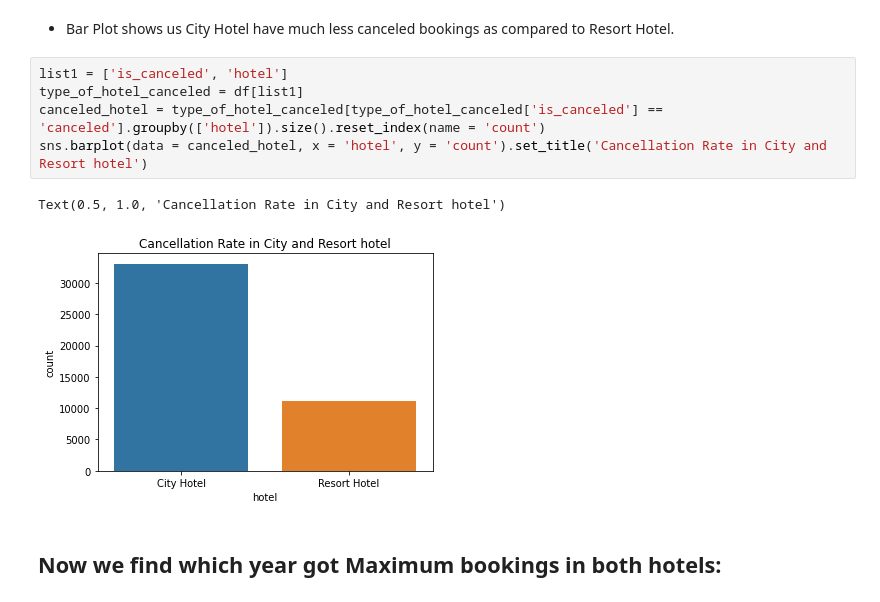
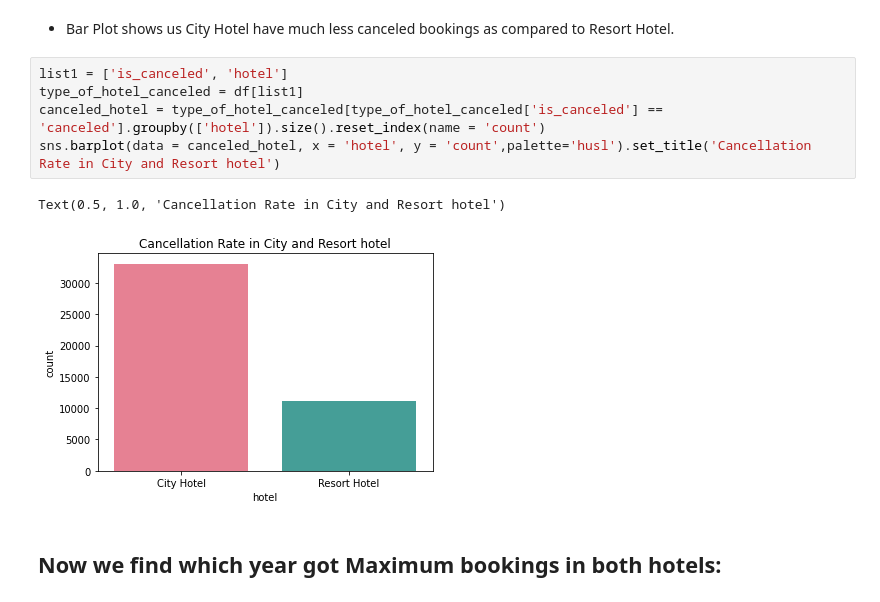
Before and after one commit to datascience-vivek/EDA-Capstone-Project-on-Hotel-Bookings, a Jupyter notebook: EDA_Capstone_Project_on_Hotel_Bookings.ipynb, the cells around one changed output. Drawn from its saved outputs; the diff is of its cells as text.

```diff
--- a/EDA_Capstone_Project_on_Hotel_Bookings.ipynb
+++ b/EDA_Capstone_Project_on_Hotel_Bookings.ipynb
@@ -268,11 +268,11 @@ sns.countplot(canceled_df)
 # %%
 list1 = ['is_canceled', 'hotel']
 type_of_hotel_canceled = df[list1]
 canceled_hotel = type_of_hotel_canceled[type_of_hotel_canceled['is_canceled'] == 'canceled'].groupby(['hotel']).size().reset_index(name = 'count')
-sns.barplot(data = canceled_hotel, x = 'hotel', y = 'count').set_title('Cancellation Rate in City and Resort hotel')
+sns.barplot(data = canceled_hotel, x = 'hotel', y = 'count',palette='husl').set_title('Cancellation Rate in City and Resort hotel')
 # %% [output]
 Text(0.5, 1.0, 'Cancellation Rate in City and Resort hotel')
-[figure, old version]
+[figure, new version]
 # %% [markdown]
 ## **Now we find which year got Maximum bookings in both hotels:**
 # %%
```
Also changed, not shown: parts of 6 cells of this notebook.
